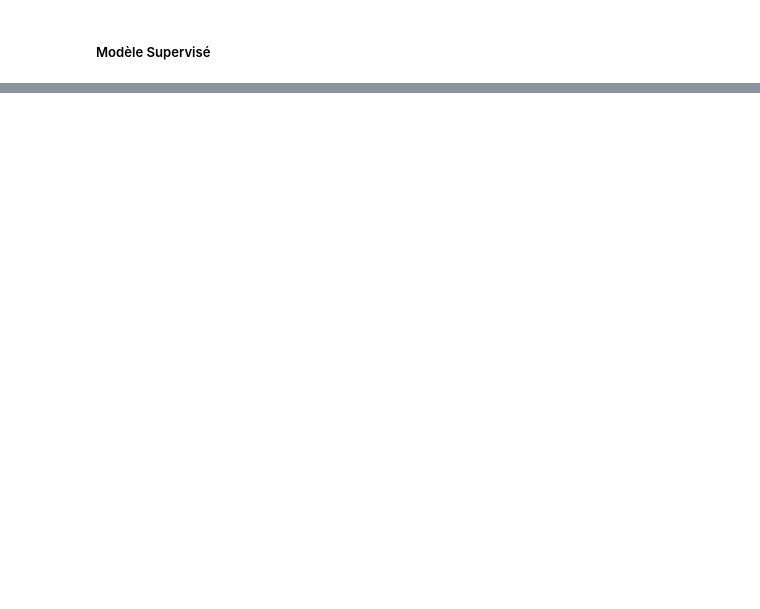
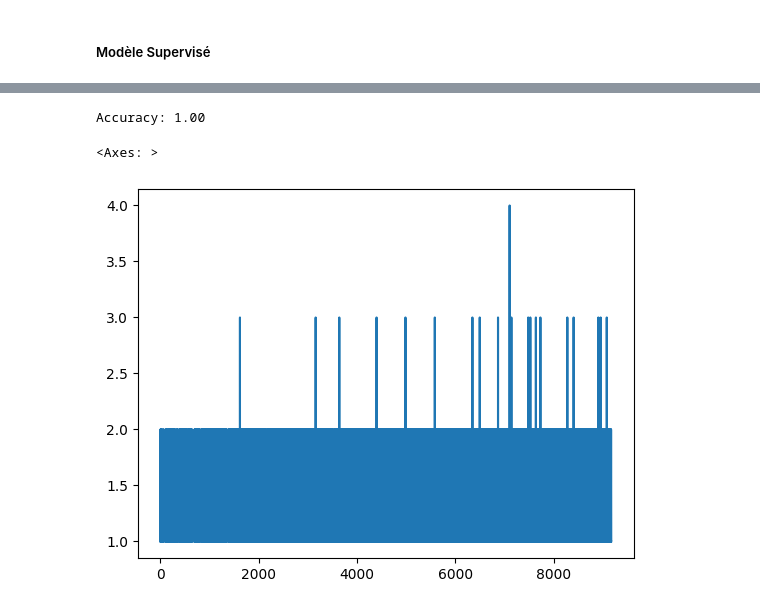
Before and after one commit to ValerieLav/SI-Gestion-et-Analyse-MDP, a Jupyter notebook: net.ipynb, the cells around one changed output, grey strips where cells are left out. Saved outputs shown, nothing was run; the diff lists cells and outputs as text; code cells hidden in the pictures; blank space fills up the shorter version.

Commit message:
install matplotlib, add graph to ML, use 10000 lines of rockyou

```diff
--- a/net.ipynb
+++ b/net.ipynb
@@ -17,9 +64,4 @@ dataFrame : rockyou.txt
 # %%
-#Changement de dataset
-df = pd.read_csv(r'C:\Users\kajan\vscode\ProjetM1Python\rockyou2.txt',
-                 on_bad_lines='skip',
-                 encoding='latin-1',)
-
 #Définir un nom de colonne
 df.columns = ["password"]
 
@@ -29,9 +71,8 @@ df_clean = df.drop_duplicates()
 #Supprimer les espaces en début et fin de chaine
 df_clean.loc[:,'password'] = df_clean['password'].str.strip()
 
-#Remplacer les NaN par chaine vide
-df_clean.loc[:,'password'] = df_clean['password'].str.replace(r'[^\w\s]', '', regex=True)
-#df_clean.loc[:,'password'] = df_clean['password'].fillna('')
+#Remplacer les NaN par chaine vide --> Non intérésant, supprime tout les caractère spéciaux
+#df2_clean.loc[:,'password'] = df2_clean['password'].str.replace(r'[^\w\s]', '', regex=True)
 
 #Filtrer les mdp de moins de 6 et au plus de 128 caractere
 df_clean = df_clean[df_clean['password'].str.len().between(6,128)]
@@ -127,0 +210,26 @@ neigh = KNeighborsClassifier()
+# %%
+def def_strength(len, upper, lower, digit, spe):
+    s = 0
+    if len >= 6 :
+        s += 1
+    elif len >= 10 :
+        s += 2
+    if digit >= 1 :
+        s += 1
+    if spe >= 1 :
+        s += 1
+    if upper >= 1 :
+        s += 1
+    return s
+# %%
+def extract_features(password) :
+    length = len(password)
+    upper = count_uppercase(password)
+    lower = count_lowercase(password)
+    digit = count_digit(password)
+    spe = count_special_char(password)
+    strength = def_strength(length, upper, lower, digit, spe)
+    return [password, length, upper, lower, digit, spe, strength]
+# %%
+f = np.array([extract_features(pw) for pw in df_clean['password']])
+dff = pd.DataFrame(f, columns=['password', 'length', 'upper', 'lower', 'digit', 'spe', 'strength'])
@@ -127,0 +260,28 @@ neigh = KNeighborsClassifier()
+# %%
+# Split into features and labels
+X = dff[['length', 'upper', 'lower', 'digit', 'spe']].values
+y = dff['strength'].values
+
+# Train/test split
+X_train, X_test, y_train, y_test = train_test_split(X, y, test_size=0.2, random_state=42)
+
+# Standardize the data
+scaler = StandardScaler()
+X_train_scaled = scaler.fit_transform(X_train)
+X_test_scaled = scaler.transform(X_test)
+
+# Initialize and train the KNN model
+knn = KNeighborsClassifier(n_neighbors=5)
+knn.fit(X_train_scaled, y_train)
+
+# Make predictions and evaluate the model
+y_pred = knn.predict(X_test_scaled)
+accuracy = accuracy_score(y_test, y_pred)
+print(f'Accuracy: {accuracy:.2f}')
+# %% [output]
+Accuracy: 1.00
+# %%
+dff['strength'].astype(int).plot()
+# %% [output]
+<Axes: >
+[figure, added]
```
Also changed, not shown: parts of 12 cells of this notebook, 1 other file.
